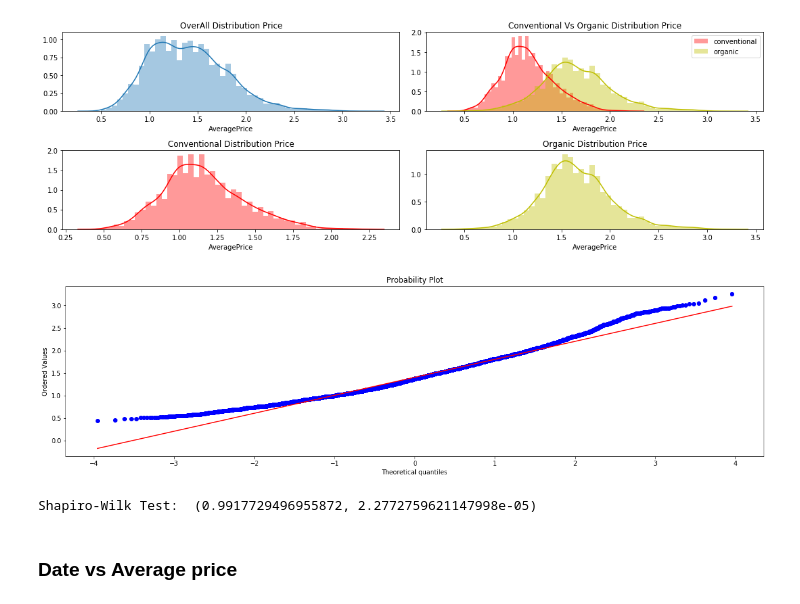
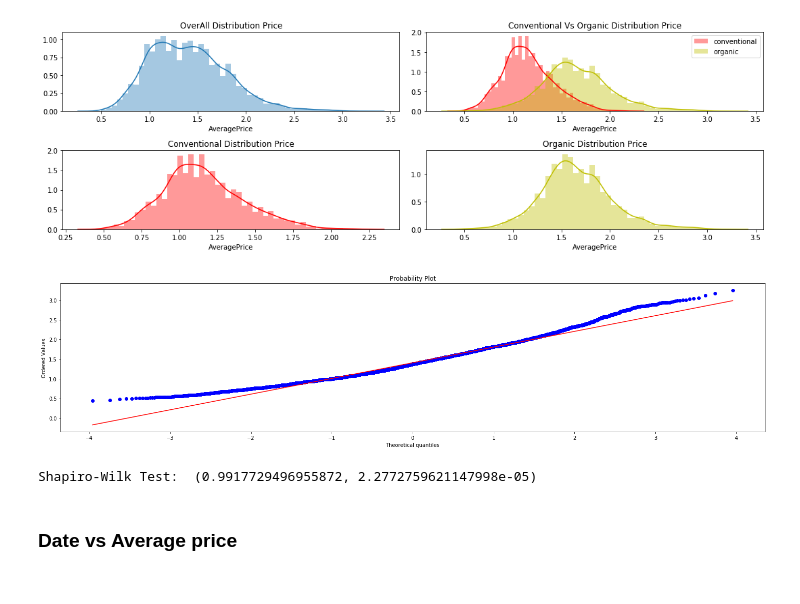
Before and after one commit to FreedomVAce/Avocado_Prices, a Jupyter notebook: Avocado_Prices.ipynb, the cells around one changed output. Saved outputs shown, nothing was run; the diff lists cells and outputs as text; code cells hidden in the pictures.

```diff
--- a/Avocado_Prices.ipynb
+++ b/Avocado_Prices.ipynb
@@ -73,6 +76,7 @@ df.head()
 | 3 | 2015-12-06 | 1.08 | 78992.15 | 1132.00 | 71976.41 | 72.58 | 5811.16 | 5677.40 | 133.76 | ... |
 | 4 | 2015-11-29 | 1.28 | 51039.60 | 941.48 | 43838.39 | 75.78 | 6183.95 | 5986.26 | 197.69 | ... |
 # %%
+df['total_sale_unit'] = df['4046'] + df['4225'] + df ['4770']
 df['month_year'] = pd.to_datetime(df['Date']).dt.to_period('M')
 df['month'] = pd.DatetimeIndex(df['Date']).month
 df
@@ -147,13 +151,14 @@ plt.tight_layout()
 # %%
 from scipy import stats
 import statsmodels.api as sm
 plt.figure(figsize = (20,5))
 stats.probplot(df["AveragePrice"], dist="norm", plot = plt)
+plt.tight_layout()
 plt.show()
 
 print("Shapiro-Wilk Test: ", stats.shapiro(df["AveragePrice"][0:1000]))
 # %% [output]
-[figure, old version]
+[figure, new version]
 Shapiro-Wilk Test:  (0.9917729496955872, 2.2772759621147998e-05)
 # %% [markdown]
 ### Date vs Average price
```
Also changed, not shown: parts of 24 cells of this notebook.
